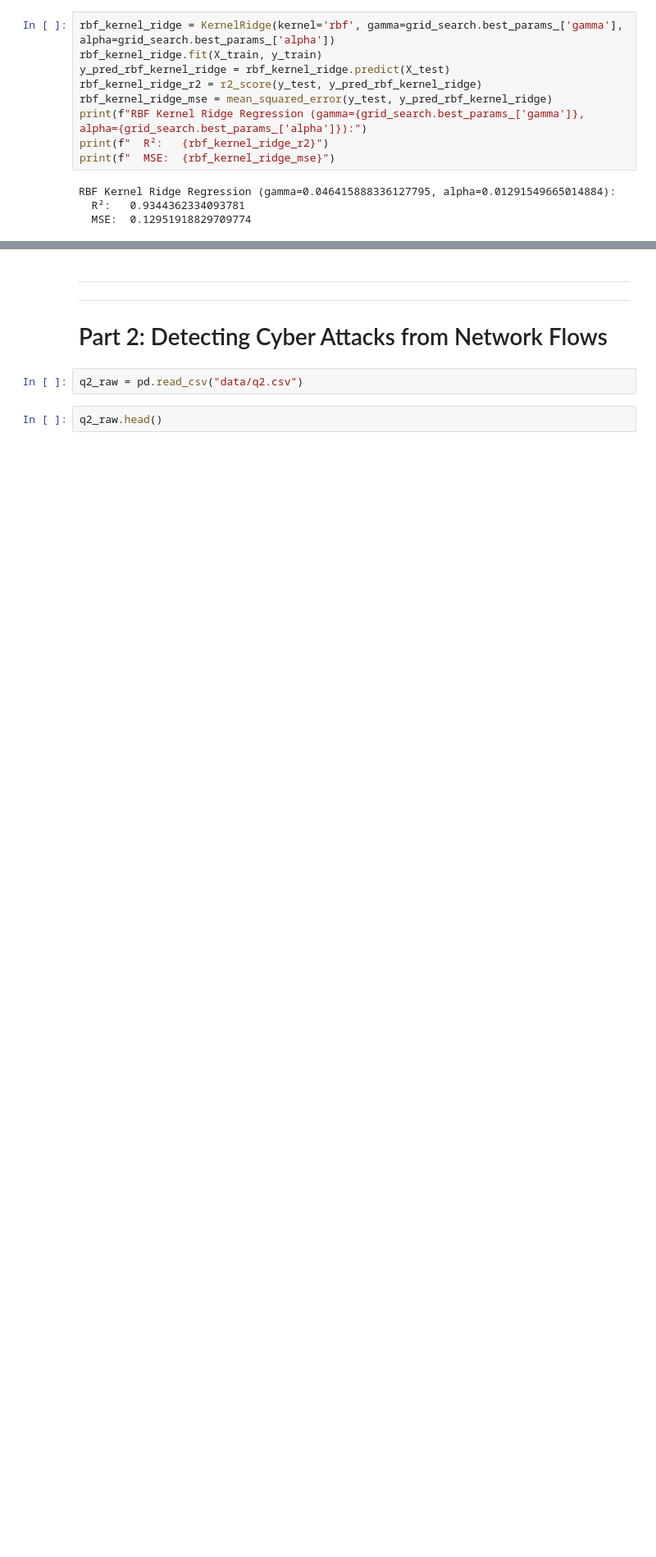
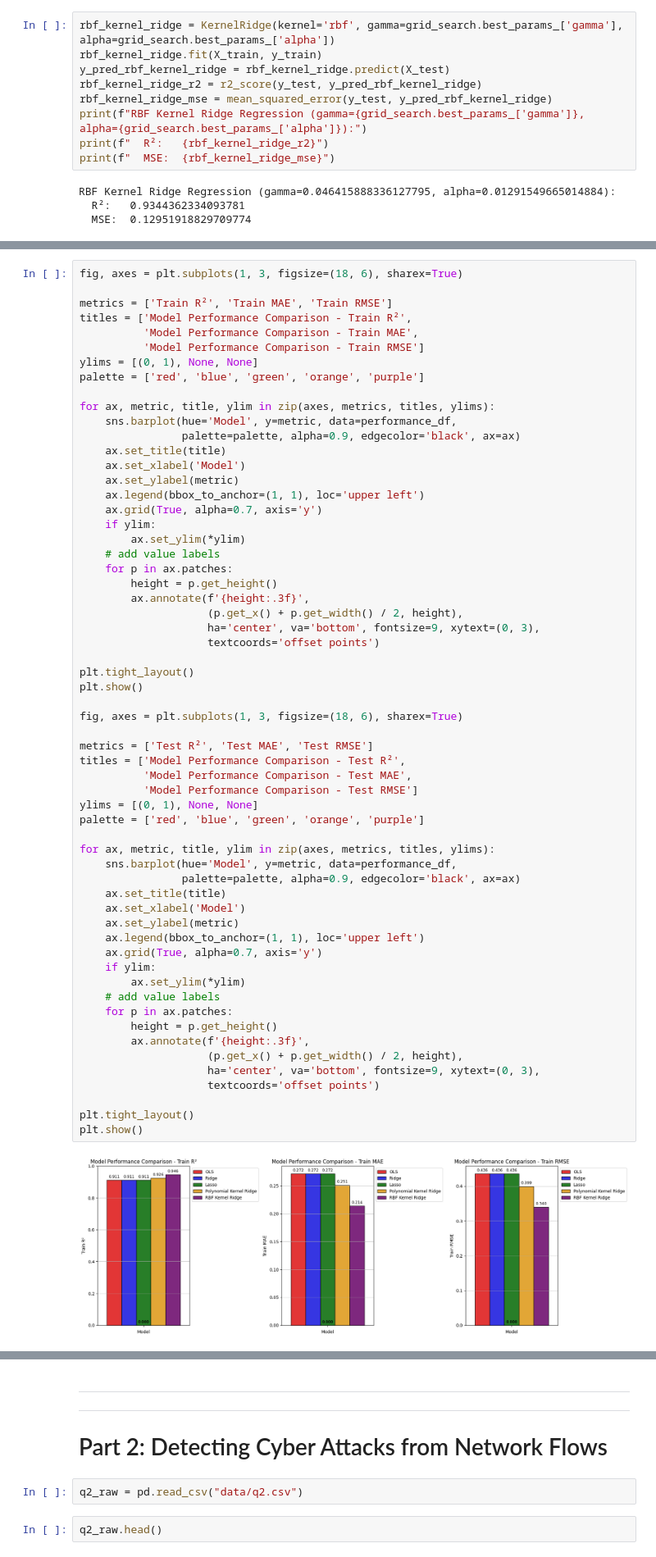
Before and after one commit to axeleth/Assignment, a Jupyter notebook: main.ipynb, the cells around one changed output, grey strips where cells are left out. Shown at 82% size. Saved outputs shown, nothing was run; the diff lists cells and outputs as text; blank space fills up the shorter version.

```diff
--- a/main.ipynb
+++ b/main.ipynb
@@ -629,0 +710,62 @@ RBF Kernel Ridge Regression (gamma=0.046415888336127795, alpha=0.012915496650148
+# %%
+fig, axes = plt.subplots(1, 3, figsize=(18, 6), sharex=True)
+
+metrics = ['Train R²', 'Train MAE', 'Train RMSE']
+titles = ['Model Performance Comparison - Train R²',
+          'Model Performance Comparison - Train MAE',
+          'Model Performance Comparison - Train RMSE']
+ylims = [(0, 1), None, None]
+palette = ['red', 'blue', 'green', 'orange', 'purple']
+
+for ax, metric, title, ylim in zip(axes, metrics, titles, ylims):
+    sns.barplot(hue='Model', y=metric, data=performance_df,
+                palette=palette, alpha=0.9, edgecolor='black', ax=ax)
+    ax.set_title(title)
+    ax.set_xlabel('Model')
+    ax.set_ylabel(metric)
+    ax.legend(bbox_to_anchor=(1, 1), loc='upper left')
+    ax.grid(True, alpha=0.7, axis='y')
+    if ylim:
+        ax.set_ylim(*ylim)
+    # add value labels
+    for p in ax.patches:
+        height = p.get_height()
+        ax.annotate(f'{height:.3f}',
+                    (p.get_x() + p.get_width() / 2, height),
+                    ha='center', va='bottom', fontsize=9, xytext=(0, 3),
+                    textcoords='offset points')
+
+plt.tight_layout()
+plt.show()
+
+fig, axes = plt.subplots(1, 3, figsize=(18, 6), sharex=True)
+
+metrics = ['Test R²', 'Test MAE', 'Test RMSE']
+titles = ['Model Performance Comparison - Test R²',
+          'Model Performance Comparison - Test MAE',
+          'Model Performance Comparison - Test RMSE']
+ylims = [(0, 1), None, None]
+palette = ['red', 'blue', 'green', 'orange', 'purple']
+
+for ax, metric, title, ylim in zip(axes, metrics, titles, ylims):
+    sns.barplot(hue='Model', y=metric, data=performance_df,
+                palette=palette, alpha=0.9, edgecolor='black', ax=ax)
+    ax.set_title(title)
+    ax.set_xlabel('Model')
+    ax.set_ylabel(metric)
+    ax.legend(bbox_to_anchor=(1, 1), loc='upper left')
+    ax.grid(True, alpha=0.7, axis='y')
+    if ylim:
+        ax.set_ylim(*ylim)
+    # add value labels
+    for p in ax.patches:
+        height = p.get_height()
+        ax.annotate(f'{height:.3f}',
+                    (p.get_x() + p.get_width() / 2, height),
+                    ha='center', va='bottom', fontsize=9, xytext=(0, 3),
+                    textcoords='offset points')
+
+plt.tight_layout()
+plt.show()
+# %% [output]
+[figure, added]
```
Also changed, not shown: parts of 10 cells of this notebook, 2 other files.
